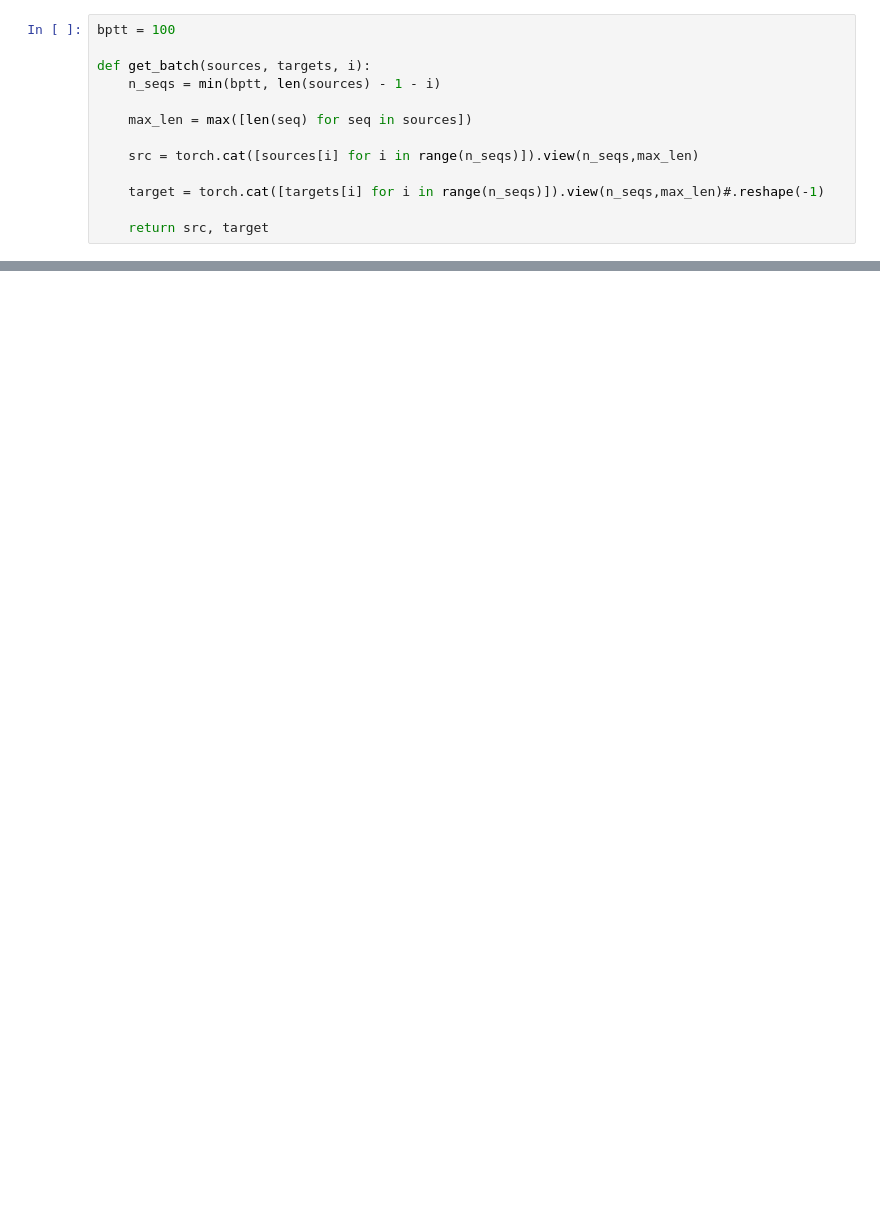
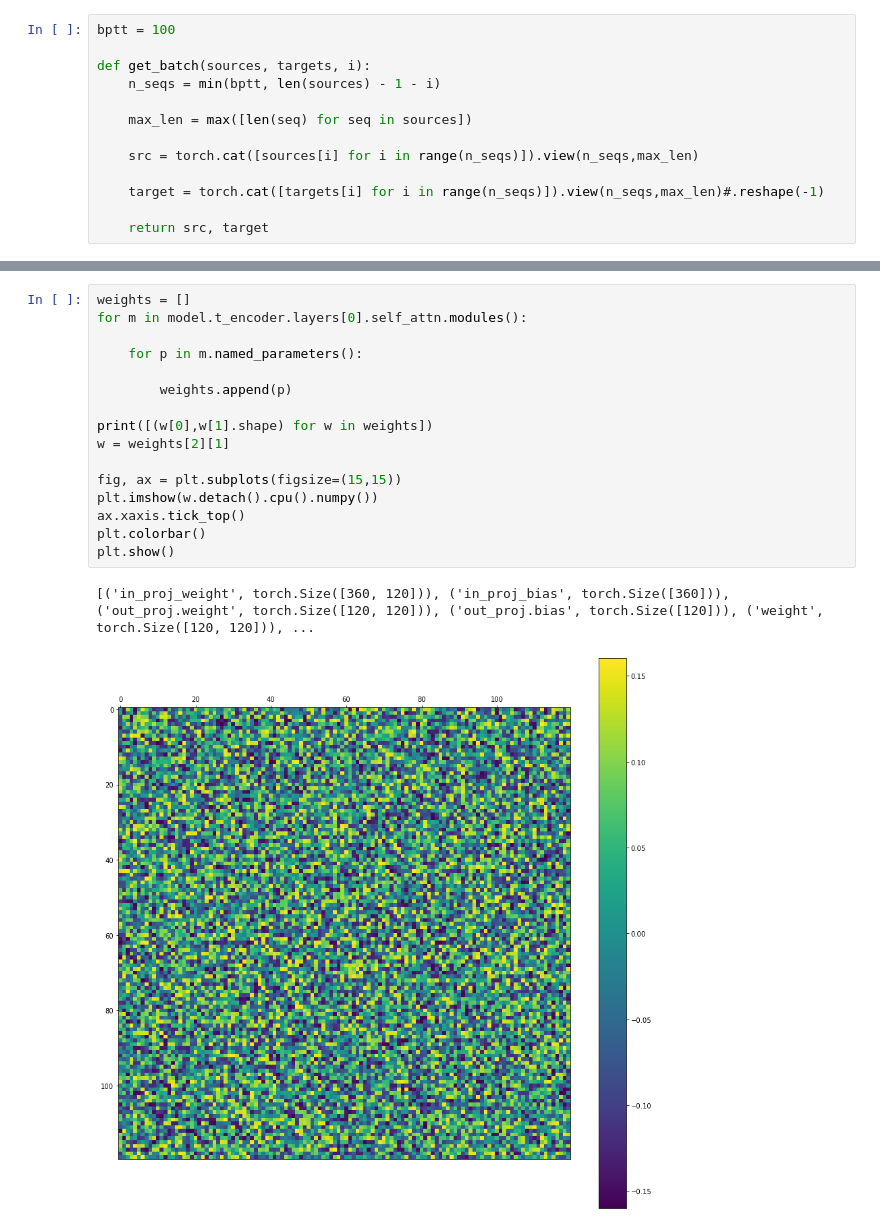
Before and after one commit to claradrachmann/deep_project, a Jupyter notebook: project2_decoder.ipynb, the cells around one changed output, grey strips where cells are left out. Saved outputs shown, nothing was run; the diff lists cells and outputs as text; blank space fills up the shorter version.

```diff
--- a/project2_decoder.ipynb
+++ b/project2_decoder.ipynb
@@ -499,0 +574,19 @@ for _ in range(5):
+# %%
+weights = []
+for m in model.t_encoder.layers[0].self_attn.modules():
+
+    for p in m.named_parameters():
+
+        weights.append(p)
+
+print([(w[0],w[1].shape) for w in weights])
+w = weights[2][1]
+
+fig, ax = plt.subplots(figsize=(15,15))
+plt.imshow(w.detach().cpu().numpy())
+ax.xaxis.tick_top()
+plt.colorbar()
+plt.show()
+# %% [output]
+[('in_proj_weight', torch.Size([360, 120])), ('in_proj_bias', torch.Size([360])), ('out_proj.weight', torch.Size([120, 120])), ('out_proj.bias', torch.Size([120])), ('weight', torch.Size([120, 120])), ...
+[figure, added]
```
Also changed, not shown: parts of 19 cells of this notebook, 2 other files.
